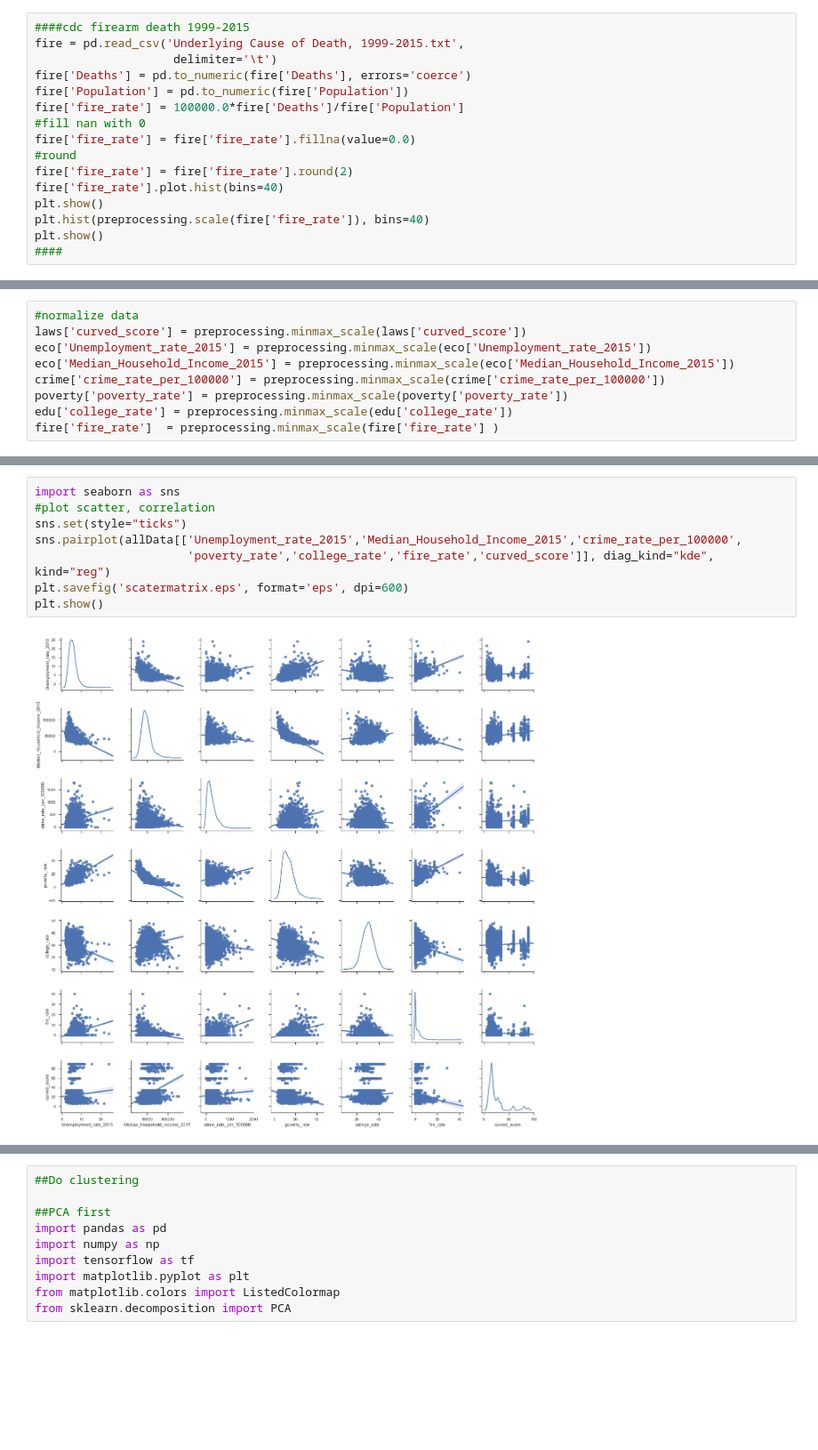
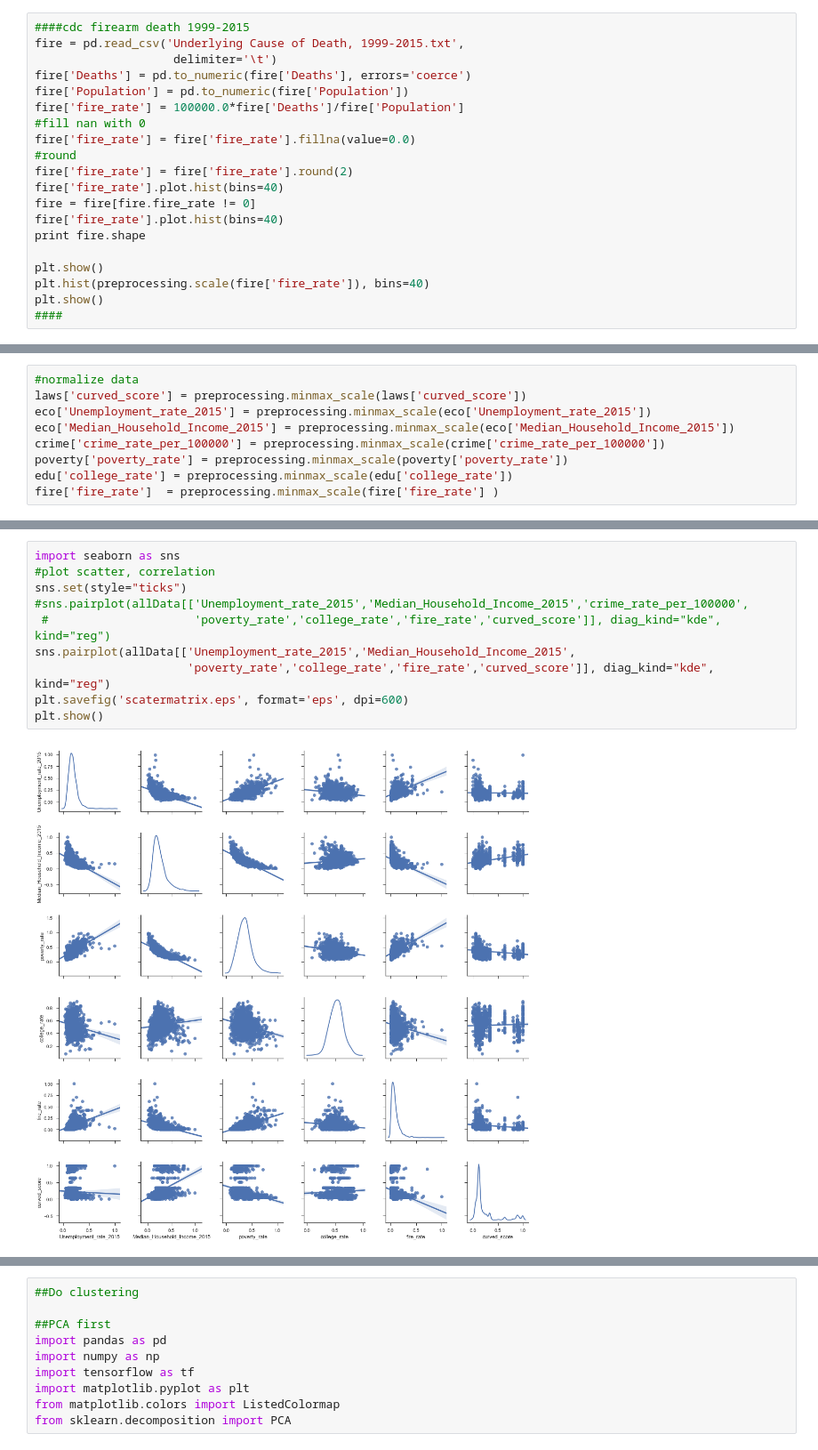
Before and after one commit to xinbian/gunViolence, a Jupyter notebook: gunViolence.ipynb, the cells around one changed output, grey strips where cells are left out. Shown: that part at 89% size. Drawn from its saved outputs; the diff is of its cells as text; blank space fills up the shorter version.

```diff
--- a/gunViolence.ipynb
+++ b/gunViolence.ipynb
@@ -105,6 +105,10 @@ fire['fire_rate'] = fire['fire_rate'].fillna(value=0.0)
 #round
 fire['fire_rate'] = fire['fire_rate'].round(2)
 fire['fire_rate'].plot.hist(bins=40)
+fire = fire[fire.fire_rate != 0]
+fire['fire_rate'].plot.hist(bins=40)
+print fire.shape
+
 plt.show()
 plt.hist(preprocessing.scale(fire['fire_rate']), bins=40)
 plt.show()
@@ -134,12 +198,14 @@ allData['FIPStxt'] = allData.FIPStxt.apply(str).str.zfill(5)
 # %%
 import seaborn as sns
 #plot scatter, correlation
 sns.set(style="ticks")
-sns.pairplot(allData[['Unemployment_rate_2015','Median_Household_Income_2015','crime_rate_per_100000',
+#sns.pairplot(allData[['Unemployment_rate_2015','Median_Household_Income_2015','crime_rate_per_100000',
+ #                     'poverty_rate','college_rate','fire_rate','curved_score']], diag_kind="kde", kind="reg")
+sns.pairplot(allData[['Unemployment_rate_2015','Median_Household_Income_2015',
                       'poverty_rate','college_rate','fire_rate','curved_score']], diag_kind="kde", kind="reg")
 plt.savefig('scatermatrix.eps', format='eps', dpi=600)
 plt.show()
 # %% [output]
-[figure, old version]
+[figure, new version]
 # %%
 #write to file
```
Also changed, not shown: parts of 33 cells of this notebook, 16 other files.
